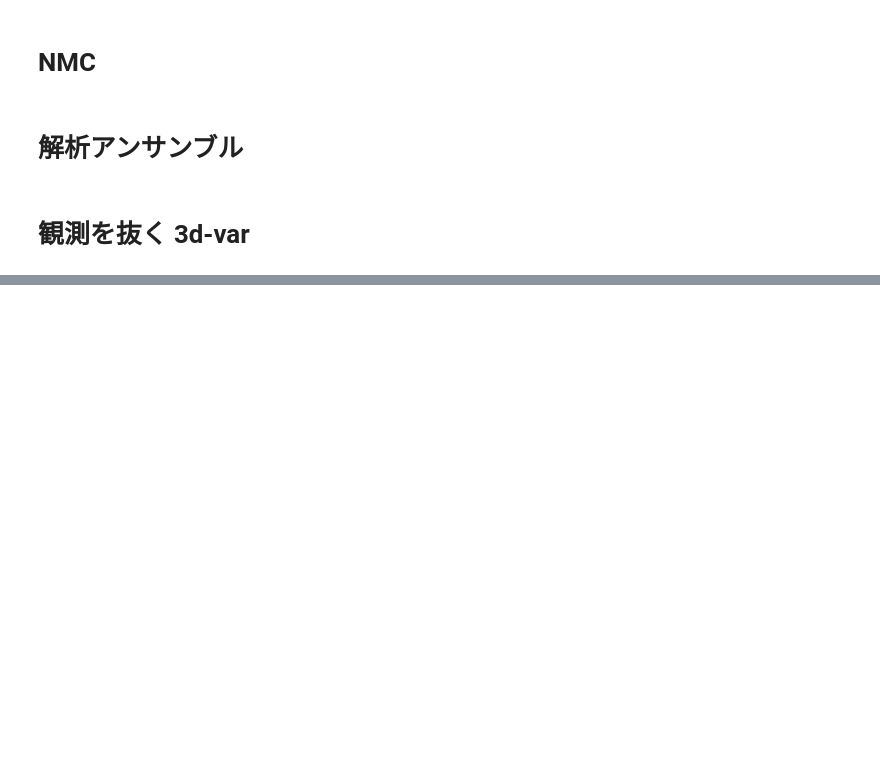
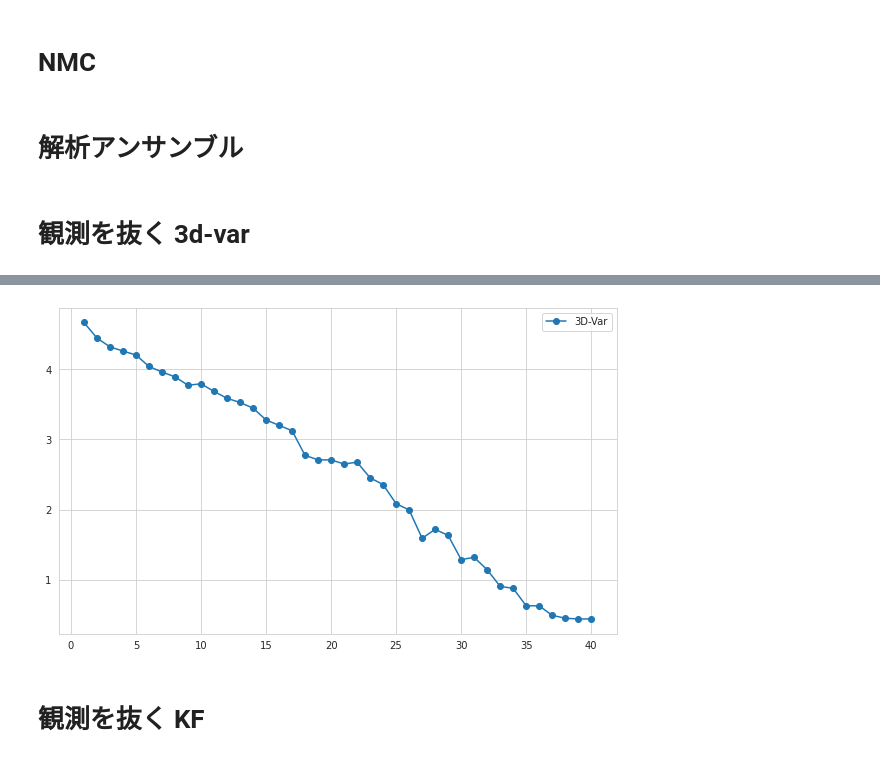
Before and after one commit to tychy/ASSIM, a Jupyter notebook: main.ipynb, the cells around one changed output, grey strips where cells are left out. Drawn from its saved outputs; the diff is of its cells as text; code cells hidden in the pictures; blank space fills up the shorter version.

```diff
--- a/main.ipynb
+++ b/main.ipynb
@@ -446,0 +475,34 @@ for del_num in tqdm(range(0, N)):
+# %%
+def del_tvar_fix(del_num, param):
+    x_s = data_noise[0]
+    p_s = a * np.eye(N)
+    x_a = random_xa(x_s)
+    p_a = a * np.eye(N)
+    del_key = np.arange(del_num)
+    H = np.eye(N)
+    H = np.delete(H, del_key, 0)
+    R = np.eye(N - del_num)
+    B = param * np.eye(N)
+
+    error_x_ls = []
+    error_x_ls.append(RMSE(x_a, data[0]))
+
+    for i in range(1,600):#data_noise.shape[0]
+        x_f = l96_synoptic(x_a)
+        K = B @ H.T @ np.linalg.inv(H @ B @ H.T + R)
+        y = np.delete(data_noise[i], del_key)
+        x_a = x_f + K @ (y - H @ x_f)
+        p_a = (np.eye(N) - K @ H) @ p_f
+
+        error_x_ls.append(RMSE(x_a, data[i]))
+    error_x_np = np.array(error_x_ls)
+    return error_x_np[200:].mean()
+# %%
+num_b = 15
+try_num = 2
+error_ls_b = np.zeros((N, num_b))
+
+for del_num in range(0, N):
+    b_param_ls = np.linspace(0.1, 5.0 , num_b)
+    for i in range(num_b):
+        error_ls_b[del_num, i] = del_tvar_fix(del_num, b_param_ls[i])
@@ -446,0 +511,9 @@ for del_num in tqdm(range(0, N)):
+# %%
+error_min_ls_b = error_ls_b.min(axis=1)
+plt.plot(np.arange(1,41, 1), error_min_ls_b[::-1], marker='o',label="3D-Var")
+plt.legend()
+plt.show()
+# %% [output]
+[figure, added]
+# %% [markdown]
+# 観測を抜く KF
```
Also changed, not shown: parts of 56 cells of this notebook.
